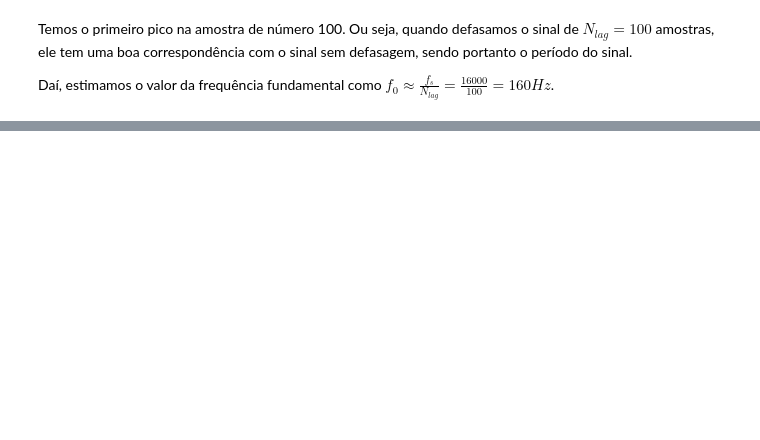
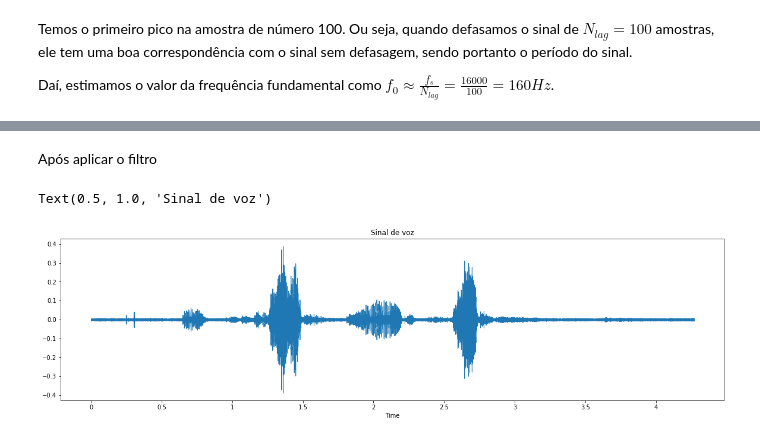
Before and after one commit to mpereiramoretti/psi5123-lista2, a Jupyter notebook: Lista de exercícios 2.ipynb, the cells around one changed output, grey strips where cells are left out. Saved outputs shown, nothing was run; the diff lists cells and outputs as text; code cells hidden in the pictures; blank space fills up the shorter version.

```diff
--- a/Lista de exercícios 2.ipynb
+++ b/Lista de exercícios 2.ipynb
@@ -473,0 +518,11 @@ ipd.Audio(signal, rate=1600)
+# %% [markdown]
+Após aplicar o filtro
+# %%
+output_signal = scipy.signal.filtfilt(b, 1, x)
+# %%
+plt.figure(figsize=(20, 5))
+librosa.display.waveshow(output_signal, sr=sr)
+plt.title("Sinal de voz")
+# %% [output]
+Text(0.5, 1.0, 'Sinal de voz')
+[figure, added]
```
Also changed, not shown: parts of 19 cells of this notebook.
